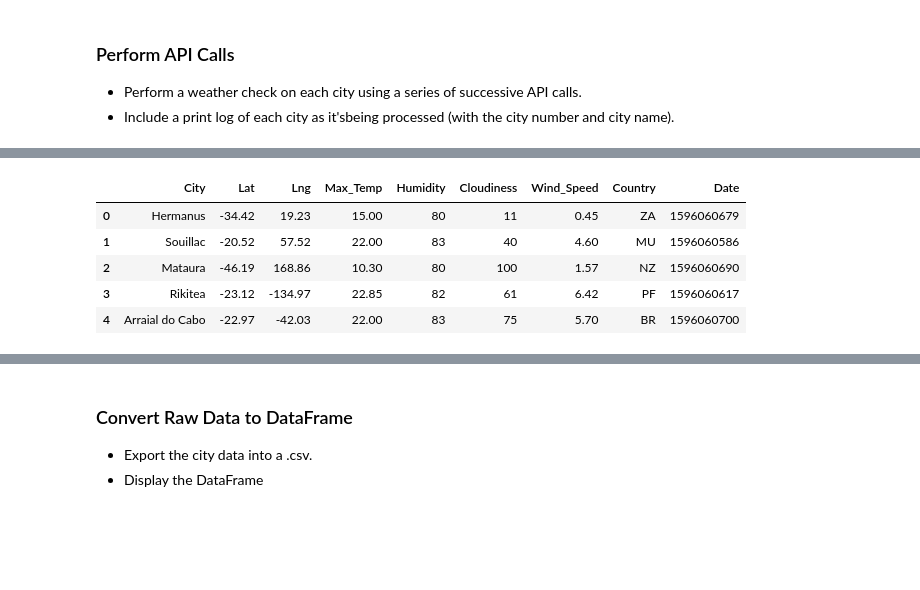
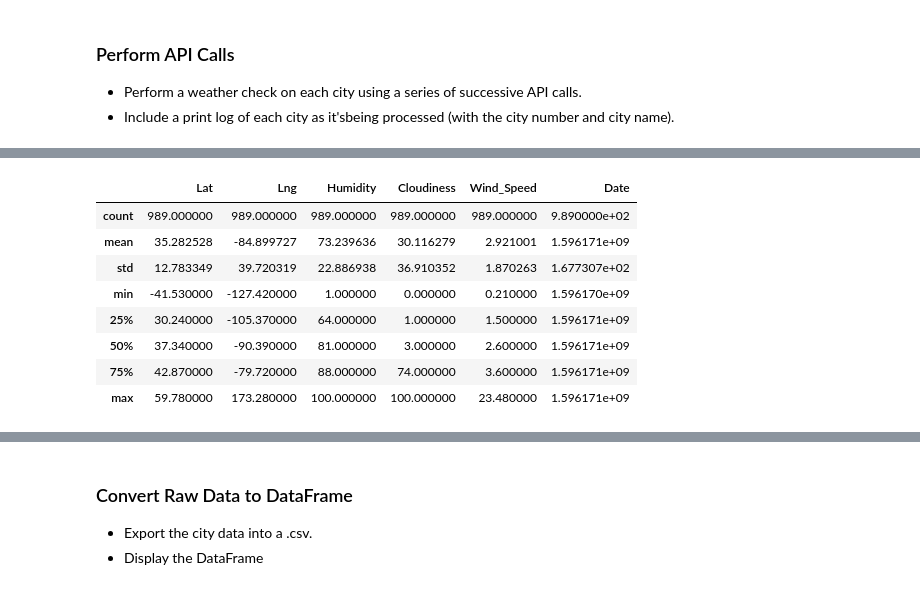
Before and after one commit to dborowski16/renewable-energy-analysis, a Jupyter notebook: APIstarter.ipynb, the cells around one changed output, grey strips where cells are left out. Cells and saved outputs as stored; diff of their text form; code cells hidden in the pictures; blank space fills up the shorter version.

```diff
--- a/APIstarter.ipynb
+++ b/APIstarter.ipynb
@@ -24,8 +24,8 @@ from citipy import citipy
 output_data_file = "output_data/cities.csv"
 
 # Range of latitudes and longitudes
-lat_range = (-90, 90)
-lng_range = (-180, 180)
+lat_range = (20, 50)
+lng_range = (-70, -130)
 # %% [markdown]
 ## Generate Cities List
 # %%
@@ -95,10 +95,19 @@ for city in cities:
         count+=1
         print(f'Processing Recored {count} of {len(cities)} | {city}')
     except:
+        returned_city.append("")
+        lat.append("")
+        lng.append("")
+        max_temp.append("")
+        humidity.append("")
+        cloudiness.append("")
+        wind_speed.append("")
+        country.append("")
+        date.append("")
         missing+=1
-        print(f'City not found. Skipping, total not found = {missing}')
-#     if count>25:
-#         break
+        print(f'City {city} not found. Skipping, total not found = {missing}')
+    if count+missing >=1000:
+        break
 
-    time.sleep(5)
+#     time.sleep(2)
 # %% [output]
@@ -136,13 +146,22 @@ weather_data.count()
 weather_data.to_csv('output_data/Exported_weather_data.csv')
-# %%
-weather_data.head()
-# %% [output]
-|  | City | Lat | Lng | Max_Temp | Humidity | Cloudiness | Wind_Speed | Country | Date |
-| 0 | Hermanus | -34.42 | 19.23 | 15.00 | 80 | 11 | 0.45 | ZA | 1596060679 |
-| 1 | Souillac | -20.52 | 57.52 | 22.00 | 83 | 40 | 4.60 | MU | 1596060586 |
-| 2 | Mataura | -46.19 | 168.86 | 10.30 | 80 | 100 | 1.57 | NZ | 1596060690 |
-| 3 | Rikitea | -23.12 | -134.97 | 22.85 | 82 | 61 | 6.42 | PF | 1596060617 |
-| 4 | Arraial do Cabo | -22.97 | -42.03 | 22.00 | 83 | 75 | 5.70 | BR | 1596060700 |
+# %%
+weather_data['Lat']=pd.to_numeric(weather_data['Lat'])
+weather_data['Lng']=pd.to_numeric(weather_data['Lng'])
+weather_data['Humidity']=pd.to_numeric(weather_data['Humidity'])
+weather_data['Cloudiness']=pd.to_numeric(weather_data['Cloudiness'])
+weather_data['Wind_Speed']=pd.to_numeric(weather_data['Wind_Speed'])
+weather_data['Date']=pd.to_numeric(weather_data['Date'])
+weather_data.describe()
+# %% [output]
+|  | Lat | Lng | Humidity | Cloudiness | Wind_Speed | Date |
+| count | 989.000000 | 989.000000 | 989.000000 | 989.000000 | 989.000000 | 9.890000e+02 |
+| mean | 35.282528 | -84.899727 | 73.239636 | 30.116279 | 2.921001 | 1.596171e+09 |
+| std | 12.783349 | 39.720319 | 22.886938 | 36.910352 | 1.870263 | 1.677307e+02 |
+| min | -41.530000 | -127.420000 | 1.000000 | 0.000000 | 0.210000 | 1.596170e+09 |
+| 25% | 30.240000 | -105.370000 | 64.000000 | 1.000000 | 1.500000 | 1.596171e+09 |
+| 50% | 37.340000 | -90.390000 | 81.000000 | 3.000000 | 2.600000 | 1.596171e+09 |
+| 75% | 42.870000 | -79.720000 | 88.000000 | 74.000000 | 3.600000 | 1.596171e+09 |
+| max | 59.780000 | 173.280000 | 100.000000 | 100.000000 | 23.480000 | 1.596171e+09 |
 # %%
 ##testing request
 # url = "https://developer.nrel.gov/api/solar/solar_resource/v1.json?"
```
Also changed, not shown: parts of 29 cells of this notebook, 5 other files.
